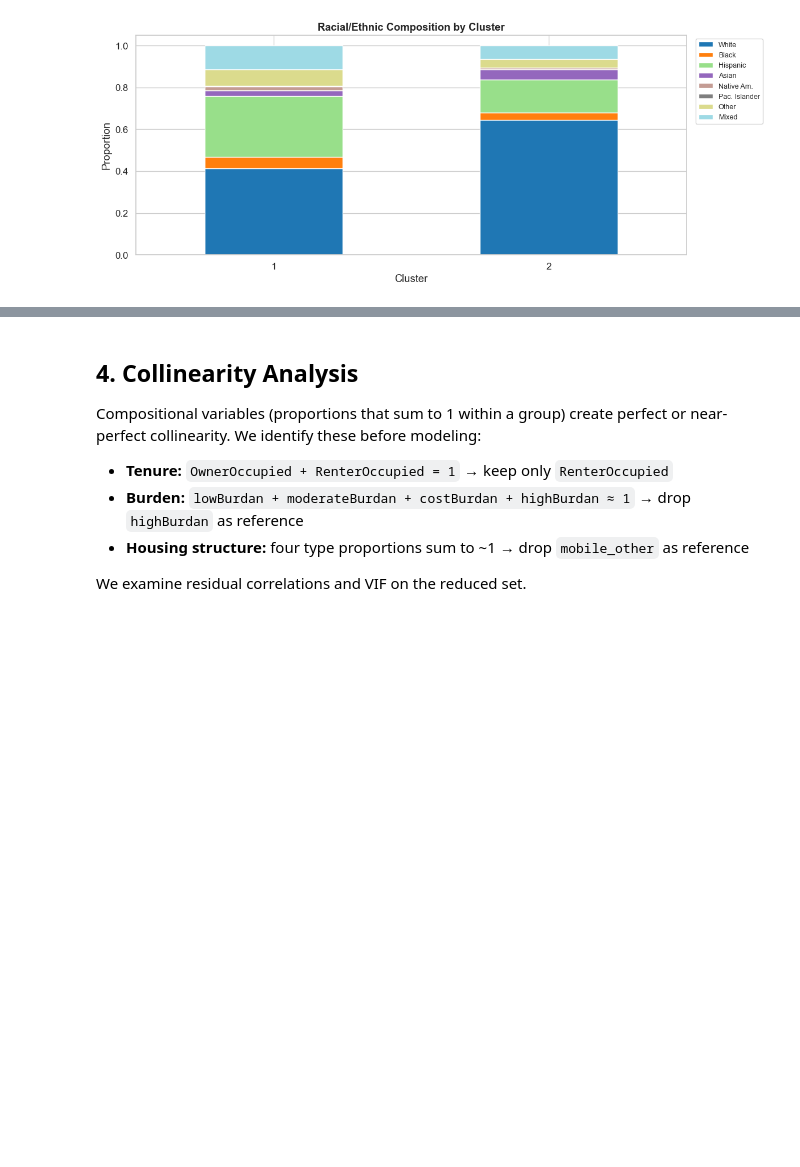
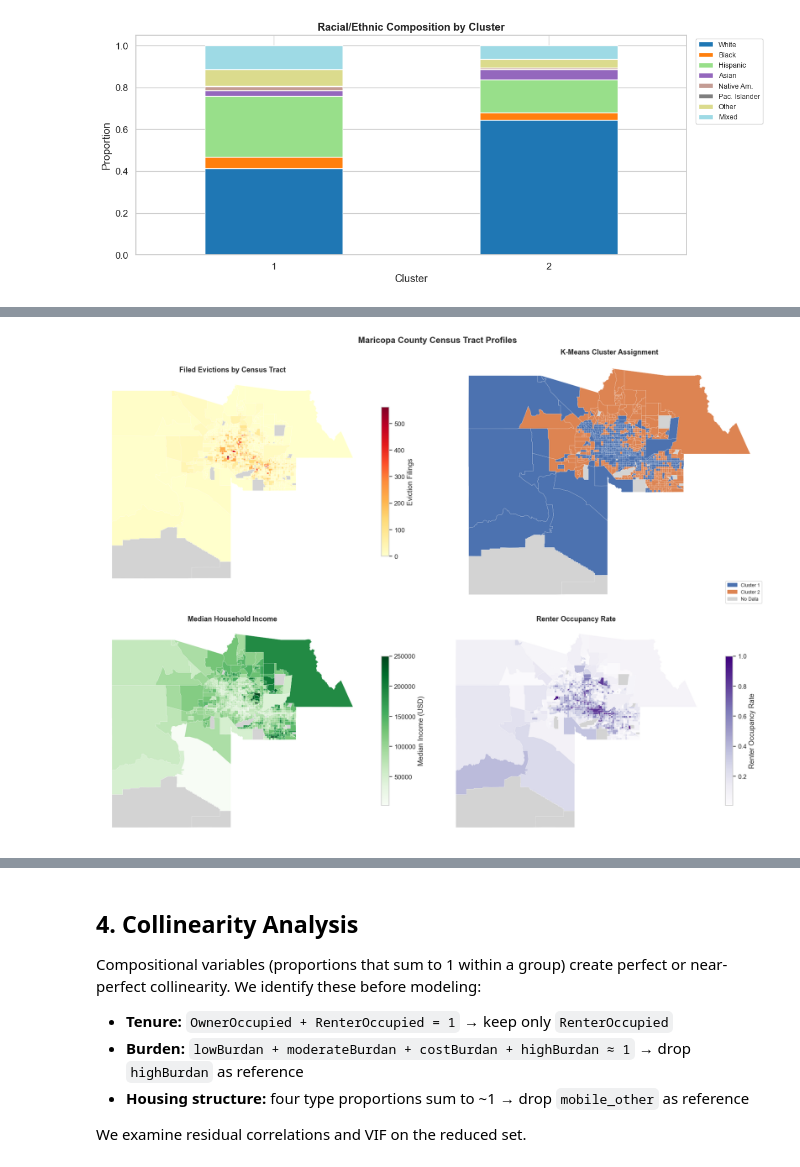
Before and after one commit to victorDeveloper0821/DisplacedVoice, a Jupyter notebook: DataStory.ipynb, the cells around one changed output, grey strips where cells are left out. Saved outputs shown, nothing was run; the diff lists cells and outputs as text; code cells hidden in the pictures; blank space fills up the shorter version.

```diff
--- a/DataStory.ipynb
+++ b/DataStory.ipynb
@@ -316,0 +384,52 @@ plt.show()
+# %%
+fig, axes = plt.subplots(2, 2, figsize=(18, 14))
+fig.suptitle('Maricopa County Census Tract Profiles', fontsize=16, fontweight='bold')
+
+# 1. Filed Evictions
+geo_df.plot(
+    column='filedEviction', ax=axes[0, 0], cmap='YlOrRd',
+    legend=True, legend_kwds={'label': 'Eviction Filings', 'shrink': 0.6},
+    missing_kwds={'color': 'lightgrey', 'label': 'No Data'},
+    linewidth=0.2, edgecolor='white',
+)
+axes[0, 0].set_title('Filed Evictions by Census Tract', fontweight='bold')
+axes[0, 0].axis('off')
+
+# 2. K-Means Cluster assignment
+cluster_colors = ['#4C72B0', '#DD8452']
+geo_df['cluster_label'] = geo_df['cluster'].apply(
+    lambda x: f'Cluster {int(x)}' if pd.notna(x) else None
+)
+for i, (label, color) in enumerate(zip(['Cluster 1', 'Cluster 2'], cluster_colors)):
+    geo_df[geo_df['cluster_label'] == label].plot(ax=axes[0, 1], color=color, linewidth=0.2, edgecolor='white')
+geo_df[geo_df['cluster_label'].isna()].plot(ax=axes[0, 1], color='lightgrey', linewidth=0.2, edgecolor='white')
+legend_patches = [Patch(color=c, label=l) for c, l in zip(cluster_colors, ['Cluster 1', 'Cluster 2'])]
+legend_patches.append(Patch(color='lightgrey', label='No Data'))
+axes[0, 1].legend(handles=legend_patches, loc='lower right', fontsize=9)
+axes[0, 1].set_title('K-Means Cluster Assignment', fontweight='bold')
+axes[0, 1].axis('off')
+
+# 3. Median Income
+geo_df.plot(
+    column='medianIncome', ax=axes[1, 0], cmap='Greens',
+    legend=True, legend_kwds={'label': 'Median Income (USD)', 'shrink': 0.6},
+    missing_kwds={'color': 'lightgrey', 'label': 'No Data'},
+    linewidth=0.2, edgecolor='white',
+)
+axes[1, 0].set_title('Median Household Income', fontweight='bold')
+axes[1, 0].axis('off')
+
+# 4. Renter Occupancy Rate
+geo_df.plot(
+    column='RenterOccupied', ax=axes[1, 1], cmap='Purples',
+    legend=True, legend_kwds={'label': 'Renter Occupancy Rate', 'shrink': 0.6},
+    missing_kwds={'color': 'lightgrey', 'label': 'No Data'},
+    linewidth=0.2, edgecolor='white',
+)
+axes[1, 1].set_title('Renter Occupancy Rate', fontweight='bold')
+axes[1, 1].axis('off')
+
+plt.tight_layout()
+plt.show()
+# %% [output]
+[figure, added]
```
Also changed, not shown: parts of 9 cells of this notebook, 2 other files.
